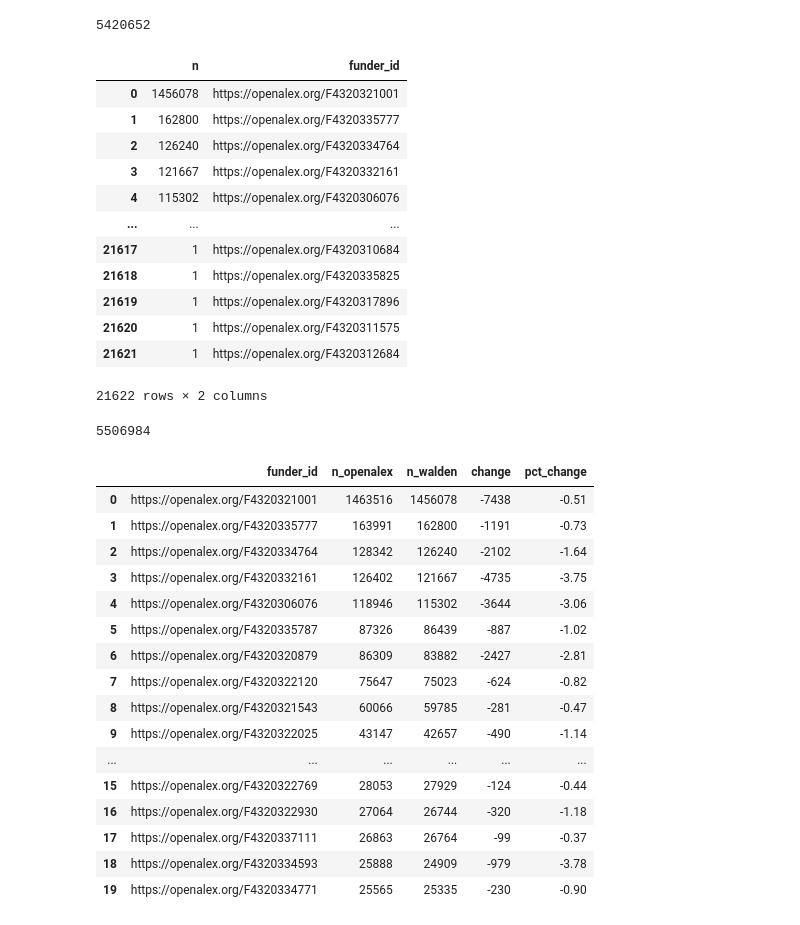
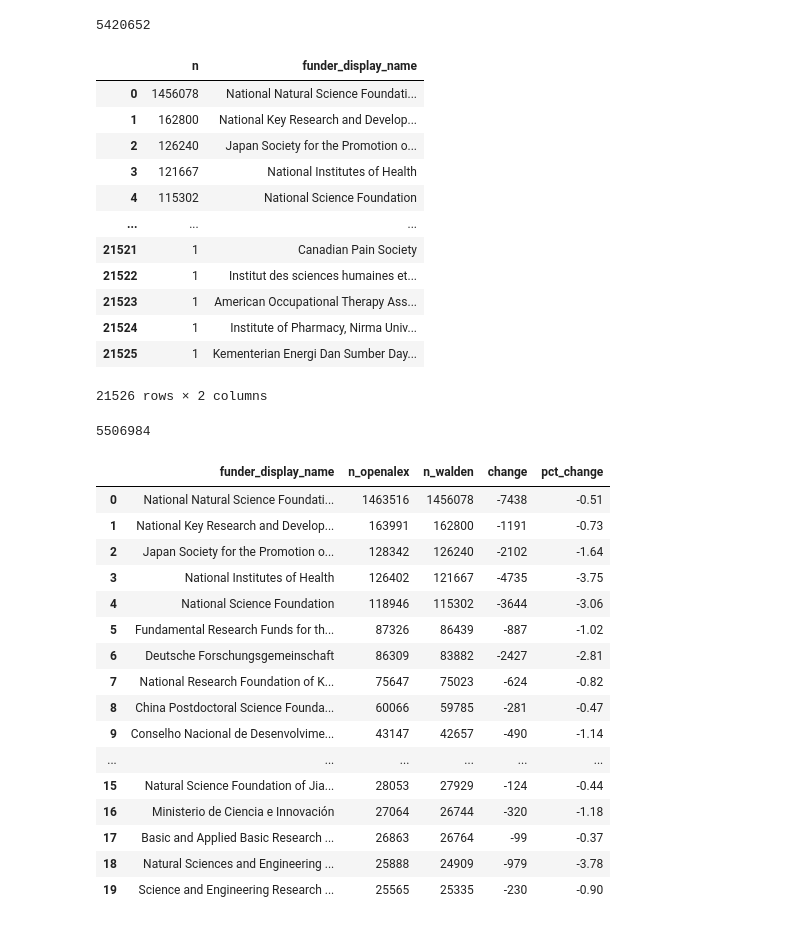
Before and after one commit to naustica/openalex_walden_analysis, a Jupyter notebook: Codebook.ipynb, the cells around one changed output. Cells and saved outputs as stored; diff of their text form; code cells hidden in the pictures.

```diff
--- a/Codebook.ipynb
+++ b/Codebook.ipynb
@@ -781,10 +781,10 @@ print(calculate_changes(oal_by_index_all_explode, walden_by_index_all_explode, o
 |  1 | pubmed       |      4572091 |    4451665 |  -120426 | -2.63        |
 # %%
 oal_grants = client.query(f"""
-                           SELECT COUNT(grant.award_id) AS n, grant.funder AS funder_id
+                           SELECT COUNT(grant.award_id) AS n, grant.funder_display_name
                            FROM `subugoe-collaborative.openalex.works`, UNNEST(grants) AS grant
                            WHERE primary_location.source.type = 'journal' AND publication_year BETWEEN 2022 AND 2024 AND (type = 'article' OR type = 'review')
-                           GROUP BY funder
+                           GROUP BY funder_display_name
                            ORDER BY n DESC
                            """).to_dataframe()
 # %%
@@ -809,50 +809,50 @@ oal_grants.n.sum()
 5420652
 # %%
 walden_grants = client.query(f"""
-                               SELECT COUNT(grant.id) AS n, grant.funder_id
+                               SELECT COUNT(grant.id) AS n, grant.funder_display_name
                                FROM {walden_snapshot}, UNNEST(awards) AS grant
                                WHERE primary_location.source.type = 'journal' AND publication_year BETWEEN 2022 AND 2024 AND (type = 'article' OR type = 'review')
-                               GROUP BY funder_id
+                               GROUP BY funder_display_name
                                ORDER BY n DESC
                                """).to_dataframe()
 # %%
 walden_grants
 # %% [output]
-|  | n | funder_id |
-| 0 | 1456078 | https://openalex.org/F4320321001 |
-| 1 | 162800 | https://openalex.org/F4320335777 |
-| 2 | 126240 | https://openalex.org/F4320334764 |
-| 3 | 121667 | https://openalex.org/F4320332161 |
-| 4 | 115302 | https://openalex.org/F4320306076 |
+|  | n | funder_display_name |
+| 0 | 1456078 | National Natural Science Foundati... |
+| 1 | 162800 | National Key Research and Develop... |
+| 2 | 126240 | Japan Society for the Promotion o... |
+| 3 | 121667 | National Institutes of Health |
+| 4 | 115302 | National Science Foundation |
 | ... | ... | ... |
-| 21617 | 1 | https://openalex.org/F4320310684 |
-| 21618 | 1 | https://openalex.org/F4320335825 |
-| 21619 | 1 | https://openalex.org/F4320317896 |
-| 21620 | 1 | https://openalex.org/F4320311575 |
-| 21621 | 1 | https://openalex.org/F4320312684 |
+| 21521 | 1 | Canadian Pain Society |
+| 21522 | 1 | Institut des sciences humaines et... |
+| 21523 | 1 | American Occupational Therapy Ass... |
+| 21524 | 1 | Institute of Pharmacy, Nirma Univ... |
+| 21525 | 1 | Kementerian Energi Dan Sumber Day... |
-21622 rows × 2 columns
+21526 rows × 2 columns
 # %%
 walden_grants.n.sum()
 # %% [output]
 5506984
 # %%
-calculate_changes(oal_grants, walden_grants, on='funder_id').sort_values(by=['n_openalex'], ascending=False).head(20)
+calculate_changes(oal_grants, walden_grants, on='funder_display_name').sort_values(by=['n_openalex'], ascending=False).head(20)
 # %% [output]
-|  | funder_id | n_openalex | n_walden | change | pct_change |
-| 0 | https://openalex.org/F4320321001 | 1463516 | 1456078 | -7438 | -0.51 |
-| 1 | https://openalex.org/F4320335777 | 163991 | 162800 | -1191 | -0.73 |
-| 2 | https://openalex.org/F4320334764 | 128342 | 126240 | -2102 | -1.64 |
-| 3 | https://openalex.org/F4320332161 | 126402 | 121667 | -4735 | -3.75 |
-| 4 | https://openalex.org/F4320306076 | 118946 | 115302 | -3644 | -3.06 |
-| 5 | https://openalex.org/F4320335787 | 87326 | 86439 | -887 | -1.02 |
-| 6 | https://openalex.org/F4320320879 | 86309 | 83882 | -2427 | -2.81 |
-| 7 | https://openalex.org/F4320322120 | 75647 | 75023 | -624 | -0.82 |
-| 8 | https://openalex.org/F4320321543 | 60066 | 59785 | -281 | -0.47 |
-| 9 | https://openalex.org/F4320322025 | 43147 | 42657 | -490 | -1.14 |
+|  | funder_display_name | n_openalex | n_walden | change | pct_change |
+| 0 | National Natural Science Foundati... | 1463516 | 1456078 | -7438 | -0.51 |
+| 1 | National Key Research and Develop... | 163991 | 162800 | -1191 | -0.73 |
+| 2 | Japan Society for the Promotion o... | 128342 | 126240 | -2102 | -1.64 |
+| 3 | National Institutes of Health | 126402 | 121667 | -4735 | -3.75 |
+| 4 | National Science Foundation | 118946 | 115302 | -3644 | -3.06 |
+| 5 | Fundamental Research Funds for th... | 87326 | 86439 | -887 | -1.02 |
+| 6 | Deutsche Forschungsgemeinschaft | 86309 | 83882 | -2427 | -2.81 |
+| 7 | National Research Foundation of K... | 75647 | 75023 | -624 | -0.82 |
+| 8 | China Postdoctoral Science Founda... | 60066 | 59785 | -281 | -0.47 |
+| 9 | Conselho Nacional de Desenvolvime... | 43147 | 42657 | -490 | -1.14 |
 | ... | ... | ... | ... | ... | ... |
-| 15 | https://openalex.org/F4320322769 | 28053 | 27929 | -124 | -0.44 |
-| 16 | https://openalex.org/F4320322930 | 27064 | 26744 | -320 | -1.18 |
-| 17 | https://openalex.org/F4320337111 | 26863 | 26764 | -99 | -0.37 |
-| 18 | https://openalex.org/F4320334593 | 25888 | 24909 | -979 | -3.78 |
-| 19 | https://openalex.org/F4320334771 | 25565 | 25335 | -230 | -0.90 |
+| 15 | Natural Science Foundation of Jia... | 28053 | 27929 | -124 | -0.44 |
+| 16 | Ministerio de Ciencia e Innovación | 27064 | 26744 | -320 | -1.18 |
+| 17 | Basic and Applied Basic Research ... | 26863 | 26764 | -99 | -0.37 |
+| 18 | Natural Sciences and Engineering ... | 25888 | 24909 | -979 | -3.78 |
+| 19 | Science and Engineering Research ... | 25565 | 25335 | -230 | -0.90 |
 # %%
```
Also changed, not shown: parts of 4 cells of this notebook, 1 other file.
